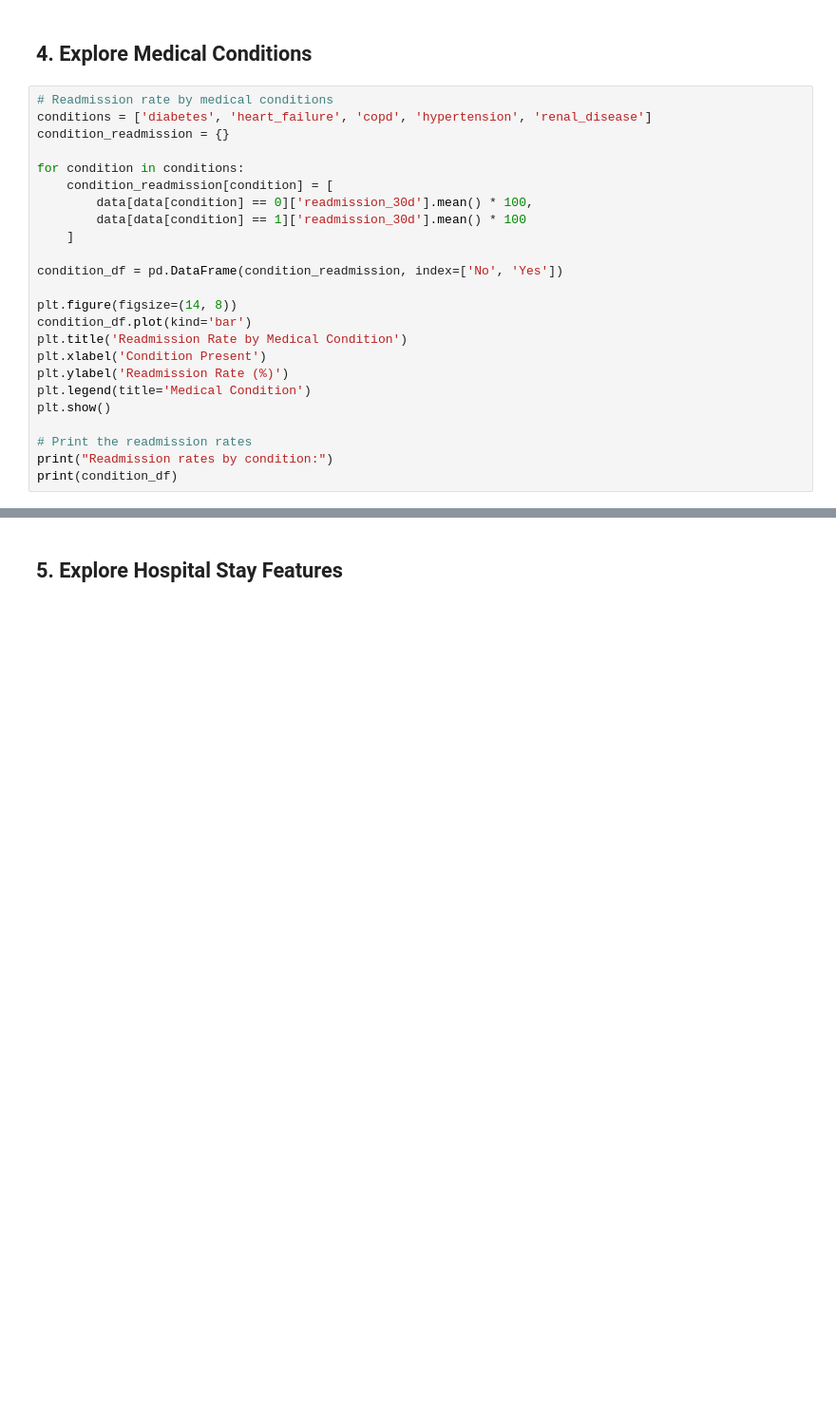
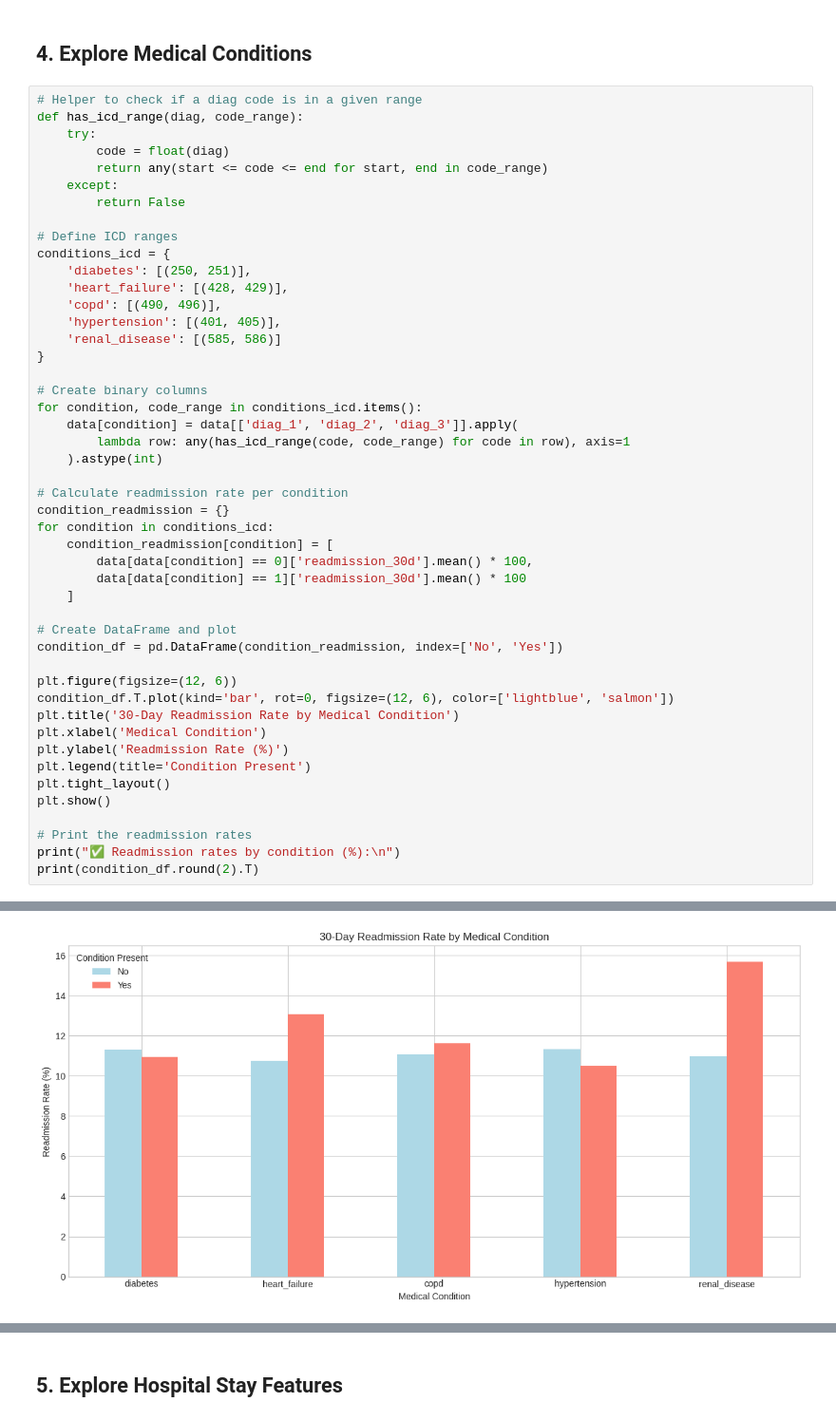
Before and after one commit to Shridhar7-8/Data-Visualization-Project, a Jupyter notebook: notebooks/01_data_exploration.ipynb, the cells around one changed output, grey strips where cells are left out. Shown at 95% size. Cells and saved outputs as stored; diff of their text form; blank space fills up the shorter version.

```diff
--- a/notebooks/01_data_exploration.ipynb
+++ b/notebooks/01_data_exploration.ipynb
@@ -260,26 +294,50 @@ print(gender_readmission_pct)
 # %% [markdown]
 ## 4. Explore Medical Conditions
 # %%
-# Readmission rate by medical conditions
-conditions = ['diabetes', 'heart_failure', 'copd', 'hypertension', 'renal_disease']
+# Helper to check if a diag code is in a given range
+def has_icd_range(diag, code_range):
+    try:
+        code = float(diag)
+        return any(start <= code <= end for start, end in code_range)
+    except:
+        return False
+
+# Define ICD ranges
+conditions_icd = {
+    'diabetes': [(250, 251)],
+    'heart_failure': [(428, 429)],
+    'copd': [(490, 496)],
+    'hypertension': [(401, 405)],
+    'renal_disease': [(585, 586)]
+}
+
+# Create binary columns
+for condition, code_range in conditions_icd.items():
+    data[condition] = data[['diag_1', 'diag_2', 'diag_3']].apply(
+        lambda row: any(has_icd_range(code, code_range) for code in row), axis=1
+    ).astype(int)
+
+# Calculate readmission rate per condition
 condition_readmission = {}
-
-for condition in conditions:
+for condition in conditions_icd:
     condition_readmission[condition] = [
         data[data[condition] == 0]['readmission_30d'].mean() * 100,
         data[data[condition] == 1]['readmission_30d'].mean() * 100
     ]
 
+# Create DataFrame and plot
 condition_df = pd.DataFrame(condition_readmission, index=['No', 'Yes'])
 
-plt.figure(figsize=(14, 8))
-condition_df.plot(kind='bar')
-plt.title('Readmission Rate by Medical Condition')
-plt.xlabel('Condition Present')
+plt.figure(figsize=(12, 6))
+condition_df.T.plot(kind='bar', rot=0, figsize=(12, 6), color=['lightblue', 'salmon'])
+plt.title('30-Day Readmission Rate by Medical Condition')
+plt.xlabel('Medical Condition')
 plt.ylabel('Readmission Rate (%)')
-plt.legend(title='Medical Condition')
+plt.legend(title='Condition Present')
+plt.tight_layout()
 plt.show()
 
 # Print the readmission rates
-print("Readmission rates by condition:")
-print(condition_df)
+print("✅ Readmission rates by condition (%):\n")
+print(condition_df.round(2).T)
+# %% [output]
@@ -285,0 +345 @@ print(condition_df)
+[figure, added]
```
Also changed, not shown: parts of 15 cells of this notebook.
